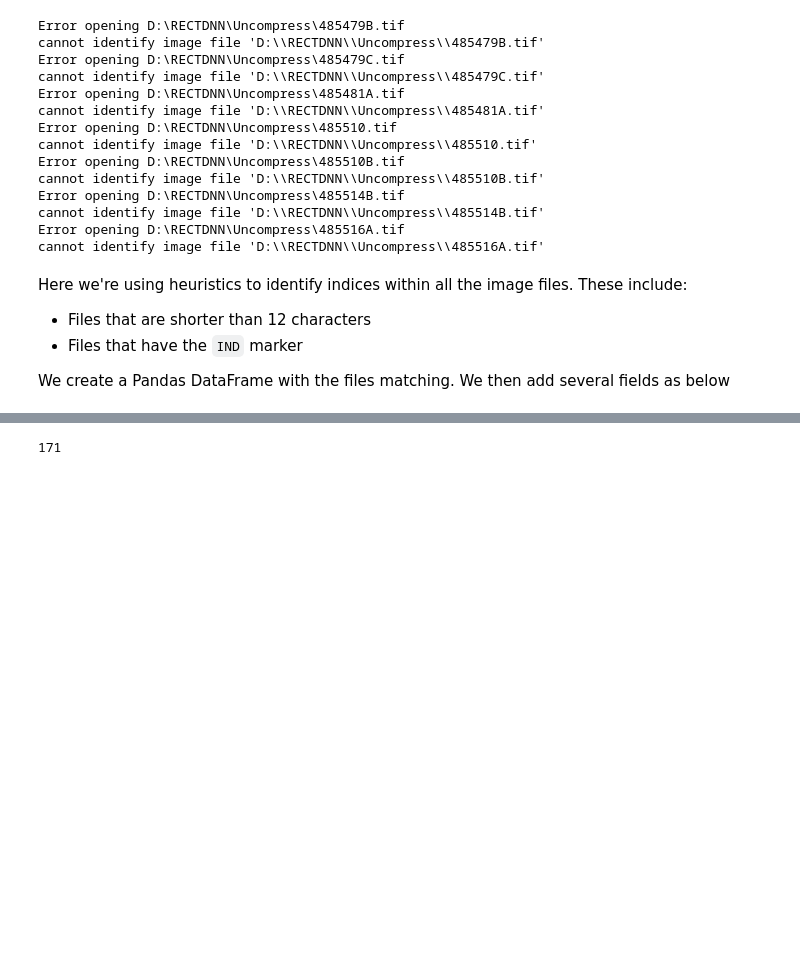
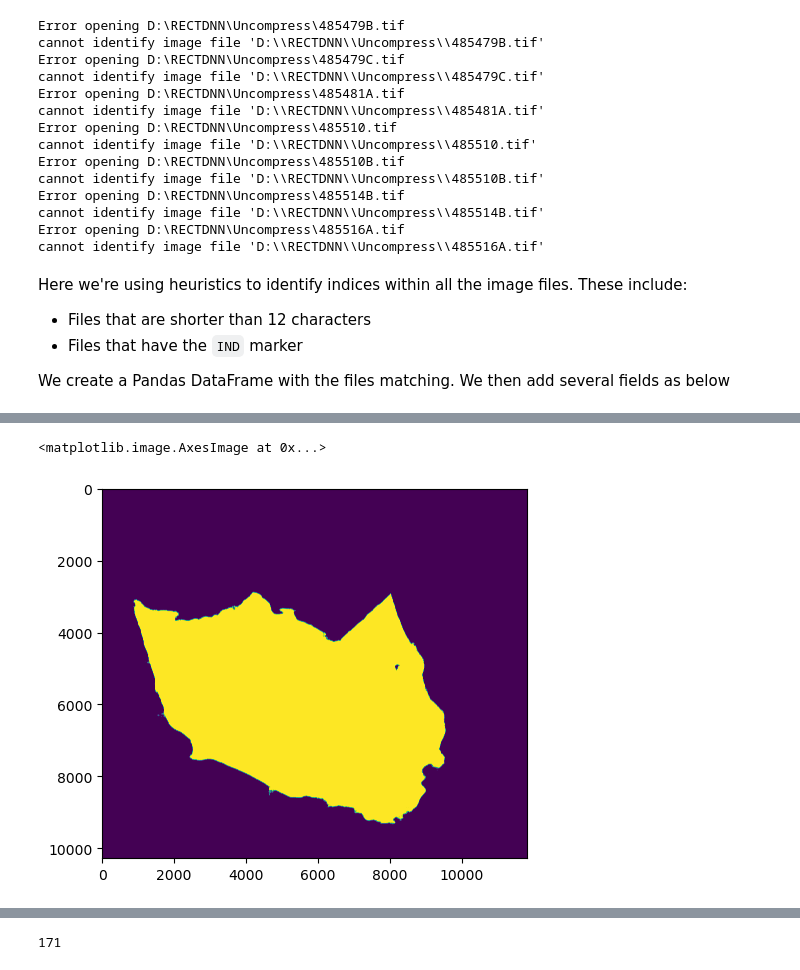
Before and after one commit to f-haces/RECTDNN, a Jupyter notebook: IndexGeoreferencing.ipynb, the cells around one changed output, grey strips where cells are left out. Cells and saved outputs as stored; diff of their text form; code cells hidden in the pictures; blank space fills up the shorter version.

```diff
--- a/IndexGeoreferencing.ipynb
+++ b/IndexGeoreferencing.ipynb
@@ -260,0 +247,5 @@ Speed: 19.0ms preprocess, 238.3ms inference, 1.0ms postprocess per image at shap
+# %%
+plt.imshow(dnn_outputs["countyArea"][:, :, 1])
+# %% [output]
+<matplotlib.image.AxesImage at 0x...>
+[figure, added]
```
Also changed, not shown: parts of 11 cells of this notebook, 40 other files.
